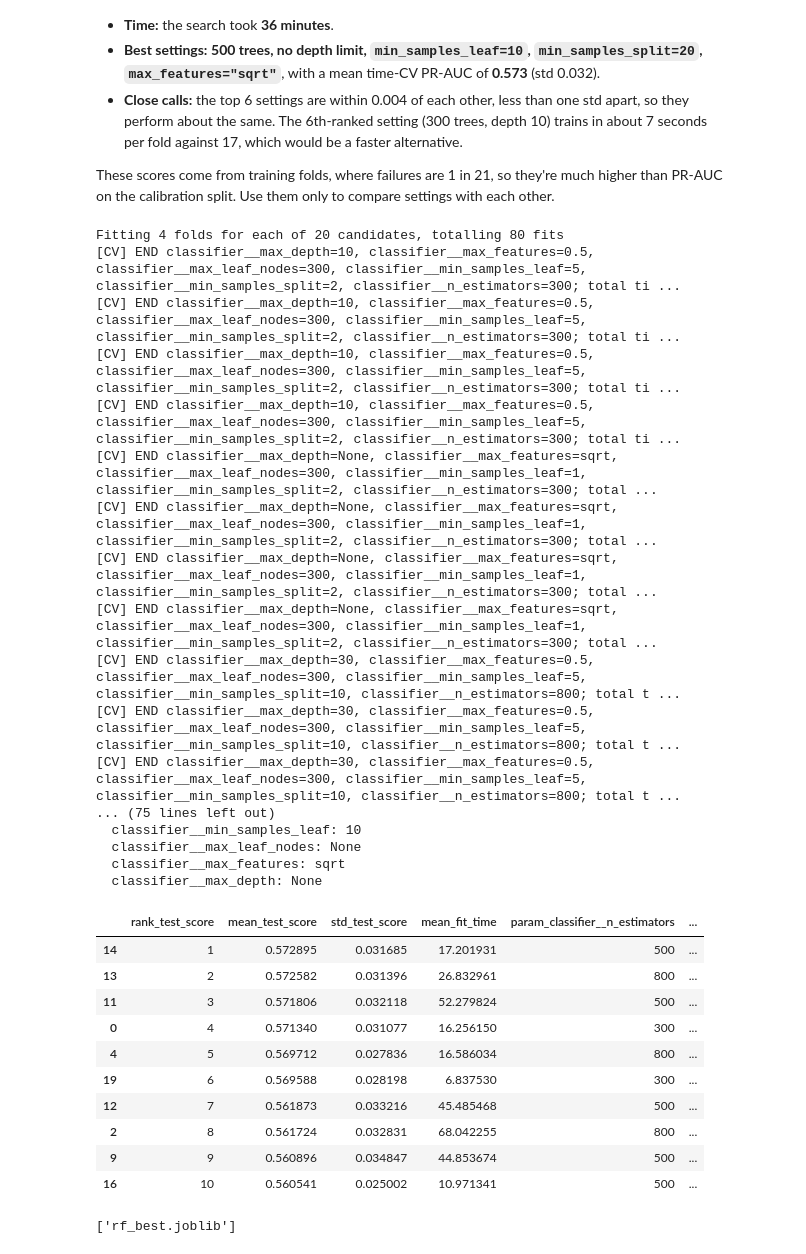
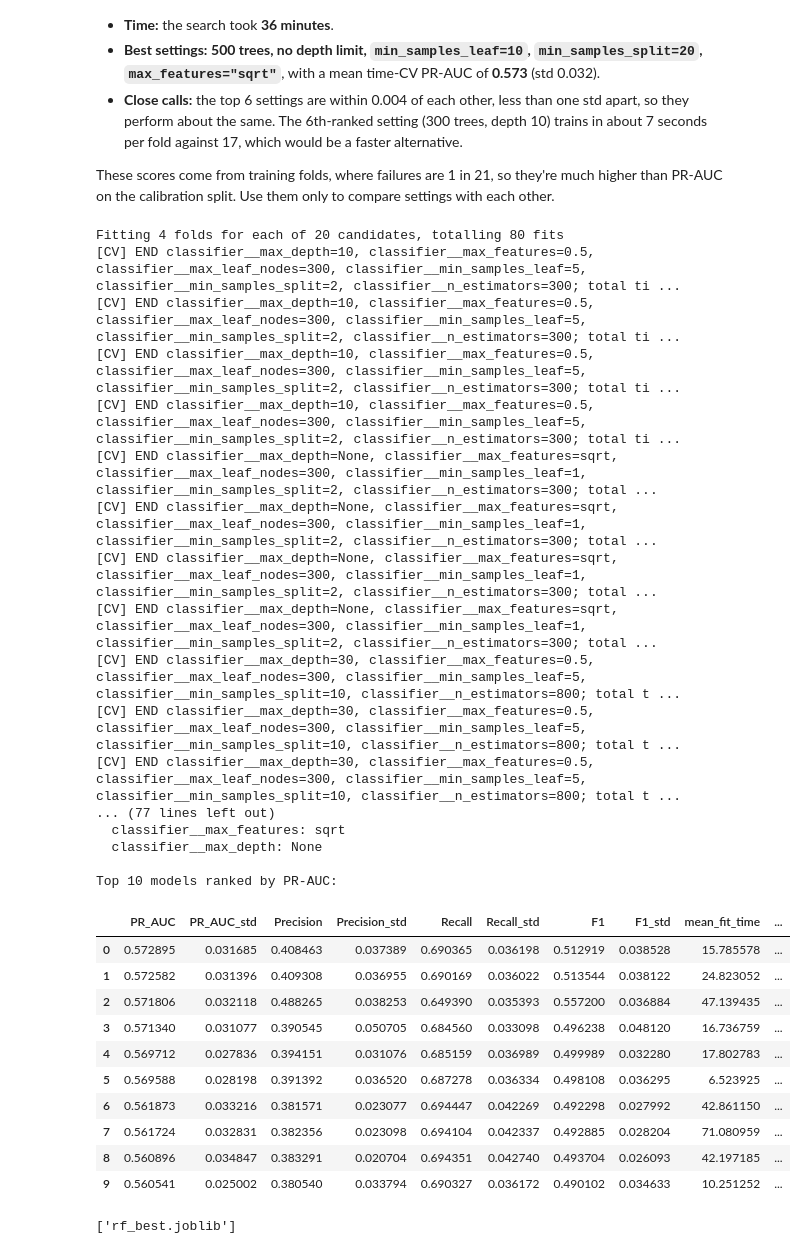
Before and after one commit to tkatz123/IST-707-Group-Project, a Jupyter notebook: Models/Random_Forest/RANDOM FOREST_v2.ipynb, the cells around one changed output. Saved outputs shown, nothing was run; the diff lists cells and outputs as text; code cells hidden in the pictures.

Commit message:
Fixed bugs in Random forest models

```diff
--- a/Models/Random_Forest/RANDOM FOREST_v2.ipynb
+++ b/Models/Random_Forest/RANDOM FOREST_v2.ipynb
@@ -339,7 +339,7 @@ search = RandomizedSearchCV(
         "precision": "precision",
         "recall": "recall",
         "f1": "f1",
-        "pr_auc": "average_pr_auc",
+        "pr_auc": "average_precision",
     },
     cv=cv_folds,
     n_jobs=1,
@@ -377,45 +377,45 @@ results["PR_AUC_rank"] = cv_results["rank_test_pr_auc"]
 results = results.sort_values("PR_AUC_rank").reset_index(drop=True)
 
 print("Best PR-AUC (time-CV on train):", round(search.best_score_, 4))
 print("Best parameters:")
 for k, v in search.best_params_.items():
     print(f"  {k}: {v}")
 
 print("\nTop 10 models ranked by PR-AUC:")
 display(results.head(10))
 
 results.to_csv("rf_search_results_ranked.csv", index=False)
 
 # Save the best model (chosen by PR-AUC, refit on all of train)
 best_rf = search.best_estimator_
 joblib.dump(best_rf, "rf_best.joblib")
 # %% [output]
 Fitting 4 folds for each of 20 candidates, totalling 80 fits
 [CV] END classifier__max_depth=10, classifier__max_features=0.5, classifier__max_leaf_nodes=300, classifier__min_samples_leaf=5, classifier__min_samples_split=2, classifier__n_estimators=300; total ti ...
 [CV] END classifier__max_depth=10, classifier__max_features=0.5, classifier__max_leaf_nodes=300, classifier__min_samples_leaf=5, classifier__min_samples_split=2, classifier__n_estimators=300; total ti ...
 [CV] END classifier__max_depth=10, classifier__max_features=0.5, classifier__max_leaf_nodes=300, classifier__min_samples_leaf=5, classifier__min_samples_split=2, classifier__n_estimators=300; total ti ...
 [CV] END classifier__max_depth=10, classifier__max_features=0.5, classifier__max_leaf_nodes=300, classifier__min_samples_leaf=5, classifier__min_samples_split=2, classifier__n_estimators=300; total ti ...
 [CV] END classifier__max_depth=None, classifier__max_features=sqrt, classifier__max_leaf_nodes=300, classifier__min_samples_leaf=1, classifier__min_samples_split=2, classifier__n_estimators=300; total ...
 [CV] END classifier__max_depth=None, classifier__max_features=sqrt, classifier__max_leaf_nodes=300, classifier__min_samples_leaf=1, classifier__min_samples_split=2, classifier__n_estimators=300; total ...
 [CV] END classifier__max_depth=None, classifier__max_features=sqrt, classifier__max_leaf_nodes=300, classifier__min_samples_leaf=1, classifier__min_samples_split=2, classifier__n_estimators=300; total ...
 [CV] END classifier__max_depth=None, classifier__max_features=sqrt, classifier__max_leaf_nodes=300, classifier__min_samples_leaf=1, classifier__min_samples_split=2, classifier__n_estimators=300; total ...
 [CV] END classifier__max_depth=30, classifier__max_features=0.5, classifier__max_leaf_nodes=300, classifier__min_samples_leaf=5, classifier__min_samples_split=10, classifier__n_estimators=800; total t ...
 [CV] END classifier__max_depth=30, classifier__max_features=0.5, classifier__max_leaf_nodes=300, classifier__min_samples_leaf=5, classifier__min_samples_split=10, classifier__n_estimators=800; total t ...
 [CV] END classifier__max_depth=30, classifier__max_features=0.5, classifier__max_leaf_nodes=300, classifier__min_samples_leaf=5, classifier__min_samples_split=10, classifier__n_estimators=800; total t ...
-... (75 lines left out)
-  classifier__min_samples_leaf: 10
-  classifier__max_leaf_nodes: None
+... (77 lines left out)
   classifier__max_features: sqrt
   classifier__max_depth: None
+
+Top 10 models ranked by PR-AUC:
-|  | rank_test_score | mean_test_score | std_test_score | mean_fit_time | param_classifier__n_estimators | ... |
-| 14 | 1 | 0.572895 | 0.031685 | 17.201931 | 500 | ... |
-| 13 | 2 | 0.572582 | 0.031396 | 26.832961 | 800 | ... |
-| 11 | 3 | 0.571806 | 0.032118 | 52.279824 | 500 | ... |
-| 0 | 4 | 0.571340 | 0.031077 | 16.256150 | 300 | ... |
-| 4 | 5 | 0.569712 | 0.027836 | 16.586034 | 800 | ... |
-| 19 | 6 | 0.569588 | 0.028198 | 6.837530 | 300 | ... |
-| 12 | 7 | 0.561873 | 0.033216 | 45.485468 | 500 | ... |
-| 2 | 8 | 0.561724 | 0.032831 | 68.042255 | 800 | ... |
-| 9 | 9 | 0.560896 | 0.034847 | 44.853674 | 500 | ... |
-| 16 | 10 | 0.560541 | 0.025002 | 10.971341 | 500 | ... |
+|  | PR_AUC | PR_AUC_std | Precision | Precision_std | Recall | Recall_std | F1 | F1_std | mean_fit_time | ... |
+| 0 | 0.572895 | 0.031685 | 0.408463 | 0.037389 | 0.690365 | 0.036198 | 0.512919 | 0.038528 | 15.785578 | ... |
+| 1 | 0.572582 | 0.031396 | 0.409308 | 0.036955 | 0.690169 | 0.036022 | 0.513544 | 0.038122 | 24.823052 | ... |
+| 2 | 0.571806 | 0.032118 | 0.488265 | 0.038253 | 0.649390 | 0.035393 | 0.557200 | 0.036884 | 47.139435 | ... |
+| 3 | 0.571340 | 0.031077 | 0.390545 | 0.050705 | 0.684560 | 0.033098 | 0.496238 | 0.048120 | 16.736759 | ... |
+| 4 | 0.569712 | 0.027836 | 0.394151 | 0.031076 | 0.685159 | 0.036989 | 0.499989 | 0.032280 | 17.802783 | ... |
+| 5 | 0.569588 | 0.028198 | 0.391392 | 0.036520 | 0.687278 | 0.036334 | 0.498108 | 0.036295 | 6.523925 | ... |
+| 6 | 0.561873 | 0.033216 | 0.381571 | 0.023077 | 0.694447 | 0.042269 | 0.492298 | 0.027992 | 42.861150 | ... |
+| 7 | 0.561724 | 0.032831 | 0.382356 | 0.023098 | 0.694104 | 0.042337 | 0.492885 | 0.028204 | 71.080959 | ... |
+| 8 | 0.560896 | 0.034847 | 0.383291 | 0.020704 | 0.694351 | 0.042740 | 0.493704 | 0.026093 | 42.197185 | ... |
+| 9 | 0.560541 | 0.025002 | 0.380540 | 0.033794 | 0.690327 | 0.036172 | 0.490102 | 0.034633 | 10.251252 | ... |
 ['rf_best.joblib']
```
